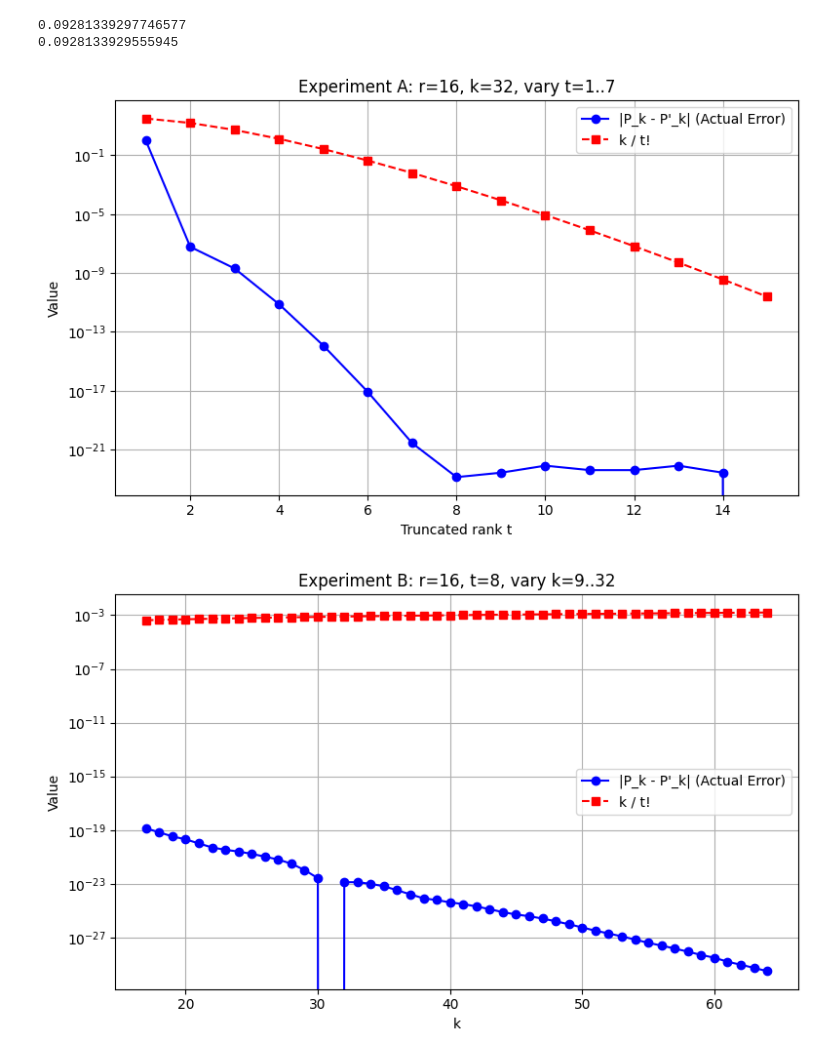
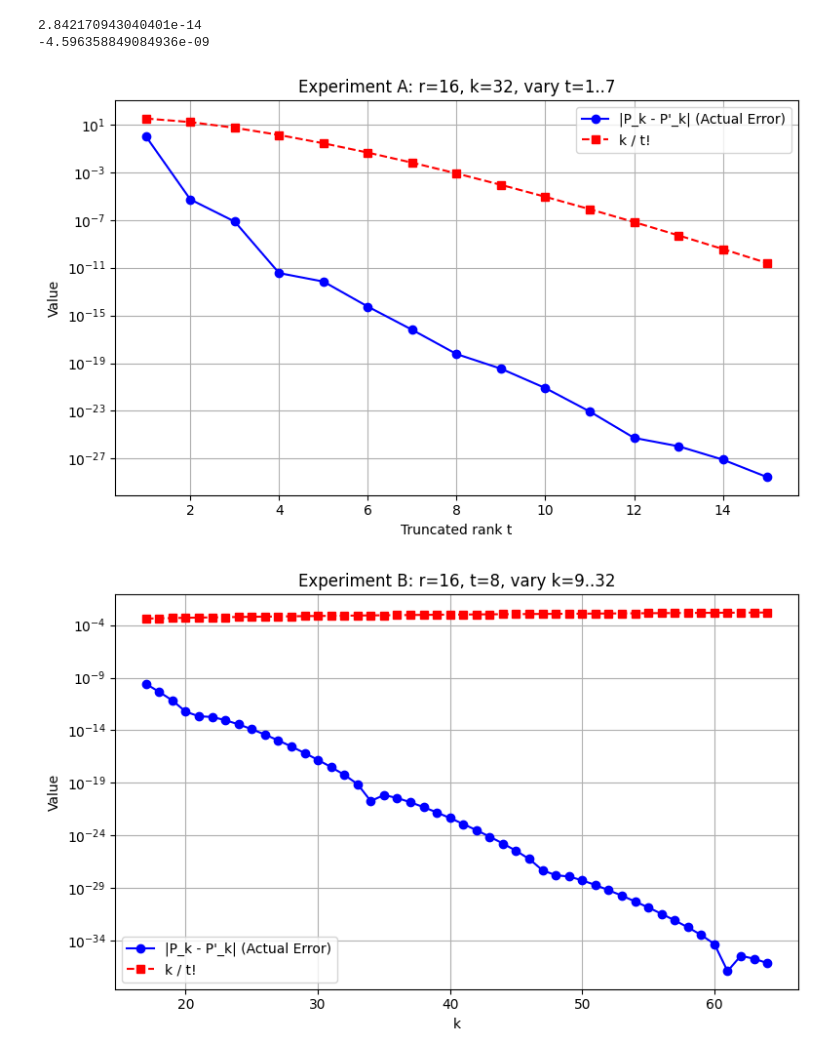
Before and after one commit to tfoseel/rank-is-all-you-need, a Jupyter notebook: approximate_rank.ipynb, the cells around one changed output. Cells and saved outputs as stored; diff of their text form; code cells hidden in the pictures.

```diff
--- a/approximate_rank.ipynb
+++ b/approximate_rank.ipynb
@@ -55,22 +55,22 @@ r = 8
 t = 6
 k = 16
 
-eigs = gen_random(r)
+eigs = gen_almost_one(r)
 traces = [sum(eigs ** i) for i in range(1, r + 1)]
 truncate_traces = traces[:t]
 
 print(newton_girard_predict(traces, k))          # P_k
 print(newton_girard_predict(truncate_traces, k)) # P_k'
 # %% [output]
-0.09281339297746577
-0.0928133929555945
+2.842170943040401e-14
+-4.596358849084936e-09
 # %%
 # Fix random seed for reproducibility
 np.random.seed(42)
 
 # 1) Generate an actual rank-r=16 eigenvalue vector
 r = 16
-eigs = gen_random(r)
+eigs = gen_almost_one(r)
 # Full (true) traces up to r=16
 full_traces = [np.sum(eigs**i) for i in range(1, r+1)]
 
@@ -125,35 +125,35 @@ bounds_B = []
 truncated_traces_B = full_traces[:t_B]
 
 # Precompute factorial(t_B)
 fac_tB = math.factorial(t_B)
 
 for k_ in k_vals_B:
     # True Tr(rho^k)
     P_k_full_B = newton_girard_predict(full_traces, k_)
     # Truncated version
     P_k_trunc_B = newton_girard_predict(truncated_traces_B, k_)
     err_B = abs(P_k_full_B - P_k_trunc_B)
     errors_B.append(err_B)
 
     # Bound = k / t_B!
     bound_val_B = k_ / fac_tB
     bounds_B.append(bound_val_B)
 
 # Plot for Experiment B
 plt.figure(figsize=(8,5))
 plt.plot(k_vals_B, errors_B, 'bo-', label="|P_k - P'_k| (Actual Error)")
 plt.plot(k_vals_B, bounds_B, 'rs--', label="k / t!")
 plt.xlabel("k")
 plt.ylabel("Value")
 plt.yscale("log")
 plt.title(f"Experiment B: r={r}, t={t_B}, vary k=9..32")
 plt.grid(True)
 plt.legend()
 plt.tight_layout()
 plt.show()
 # %% [output]
-[figure, old version]
+[figure, new version]
-[figure, old version]
+[figure, new version]
 # %%
 from tqdm import tqdm
 import numpy as np
```
Also changed, not shown: parts of 2 cells of this notebook, 1 other file.
